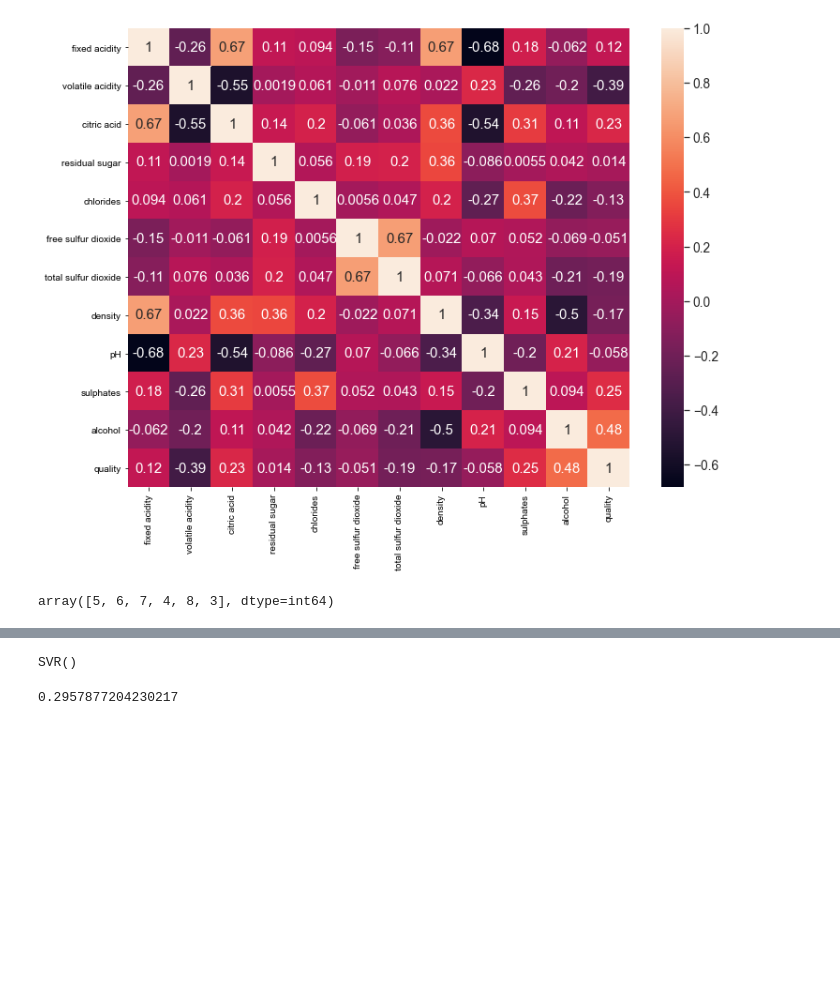
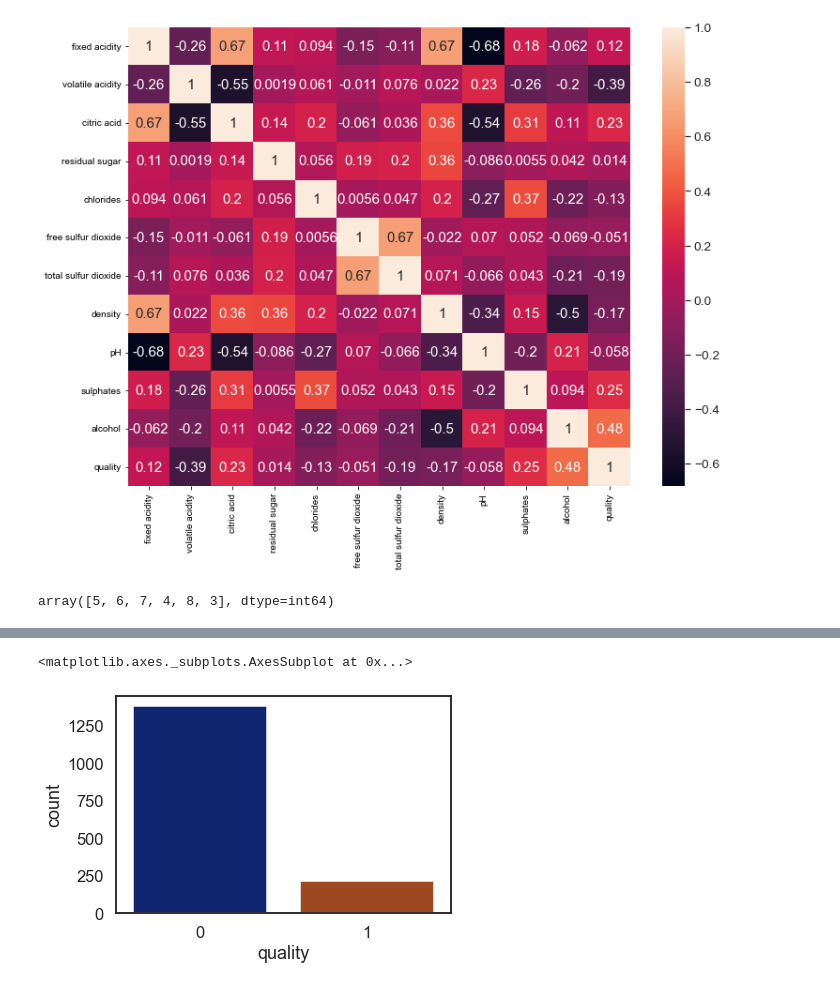
Before and after one commit to DhruvDarda/Red-Wine-Quality-prediction, a Jupyter notebook: Wine Quality.ipynb, the cells around one changed output, grey strips where cells are left out. Cells and saved outputs as stored; diff of their text form; code cells hidden in the pictures; blank space fills up the shorter version.

```diff
--- a/Wine Quality.ipynb
+++ b/Wine Quality.ipynb
@@ -82 +88,8 @@ plt.show()
+# %%
+red['quality']=[1 if x>=7 else 0 for x in red.quality]
+# %%
+sns.countplot(red['quality'])
+# %% [output]
+<matplotlib.axes._subplots.AxesSubplot at 0x...>
+[figure, added]
 # %%
@@ -93,14 +102,3 @@ minmax = MinMaxScaler()
 fitter = minmax.fit(X_train)
 X_train_s = fitter.transform(X_train)
 X_test_s = fitter.transform(X_test)
-# %%
-from sklearn import svm
-svr = svm.SVR()
-svr.fit(X_train_s, y_train)
-# %% [output]
-SVR()
-# %%
-mean_squared_error(y_test, svr.predict(X_test_s))
-r2_score(y_test, svr.predict(X_test_s))
-# %% [output]
-0.2957877204230217
```
Also changed, not shown: parts of 10 cells of this notebook.
